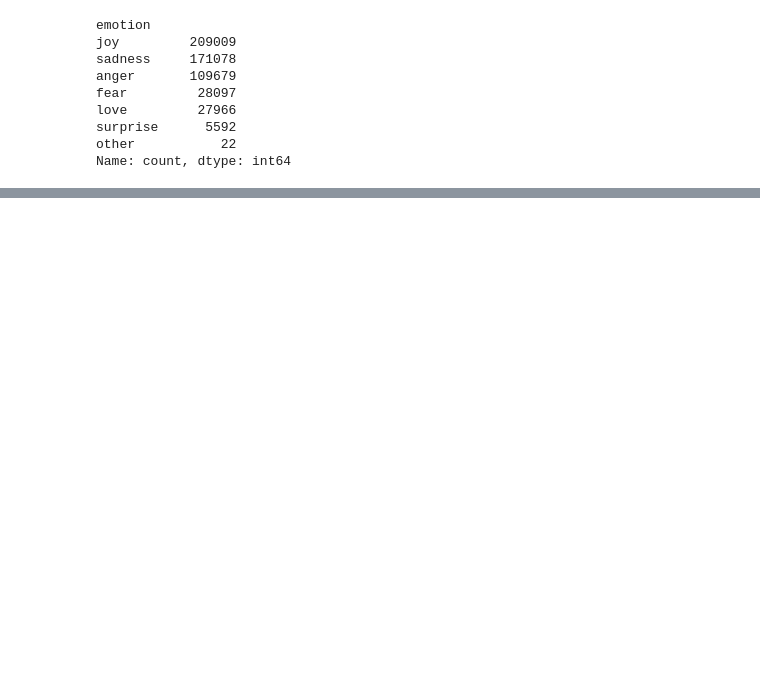
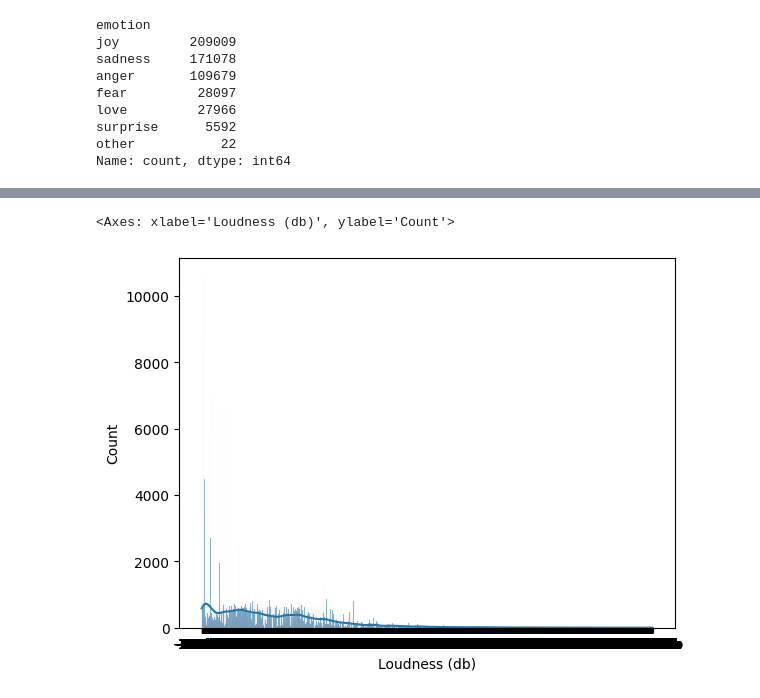
Before and after one commit to natalie-s11/ML_Final_Project, a Jupyter notebook: notebook.ipynb, the cells around one changed output, grey strips where cells are left out. Drawn from its saved outputs; the diff is of its cells as text; code cells hidden in the pictures; blank space fills up the shorter version.

```diff
--- a/notebook.ipynb
+++ b/notebook.ipynb
@@ -196,0 +231,6 @@ Name: count, dtype: int64
+# %%
+# plot a histogram of the Loudness (db) feature to see its distribution
+sns.histplot(X['Loudness (db)'], kde=True)
+# %% [output]
+<Axes: xlabel='Loudness (db)', ylabel='Count'>
+[figure, added]
```
Also changed, not shown: parts of 14 cells of this notebook.
